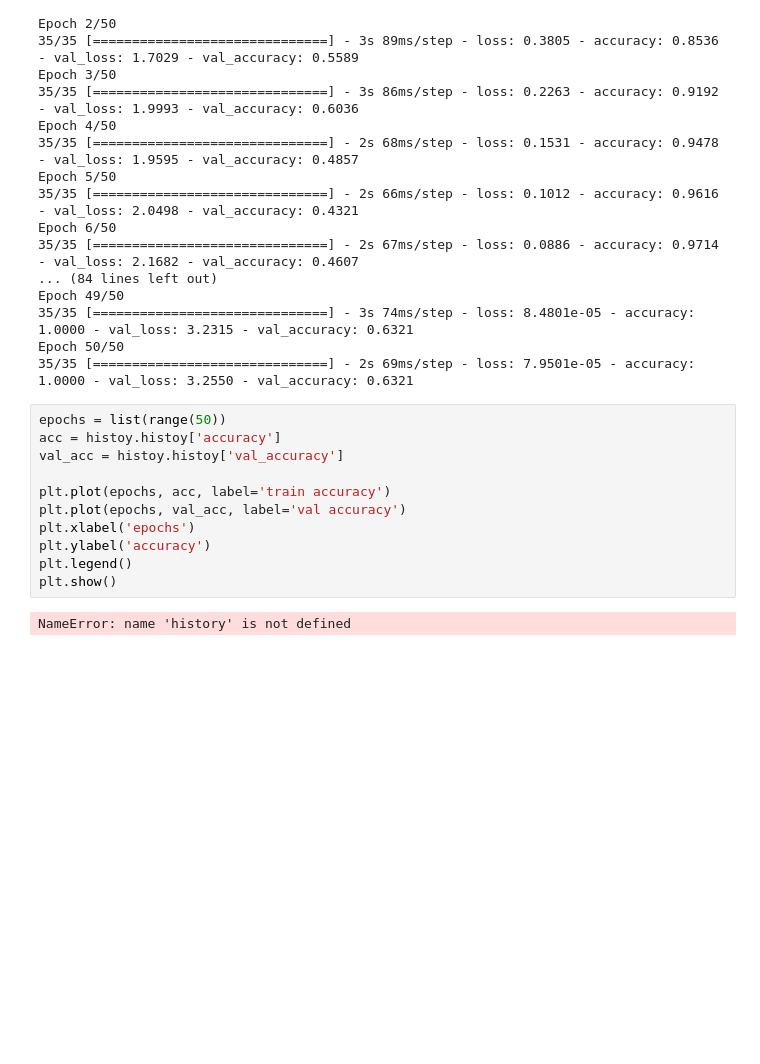
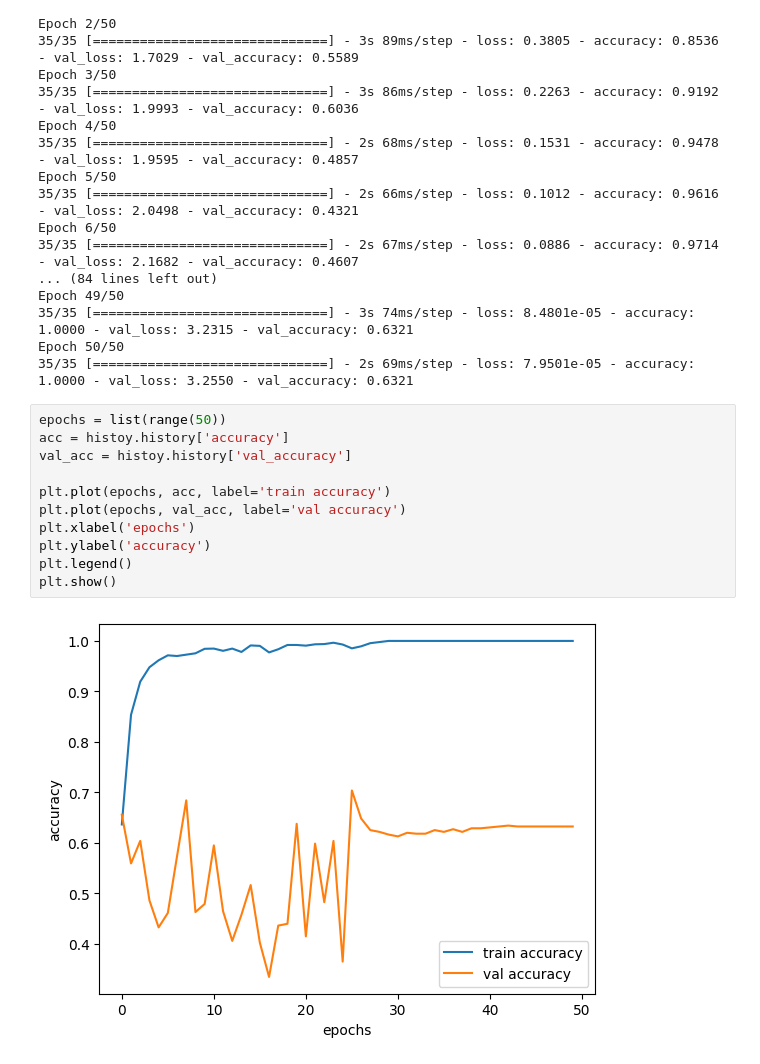
Before and after one commit to VijayAdithP/Speech-emotion-analysis-by-ML, a Jupyter notebook: speech emotion analysis with ML.ipynb, the cells around one changed output. Drawn from its saved outputs; the diff is of its cells as text; blank space fills up the shorter version.

```diff
--- a/speech emotion analysis with ML.ipynb
+++ b/speech emotion analysis with ML.ipynb
@@ -193,15 +193,15 @@ Epoch 50/50
 35/35 [==============================] - 2s 69ms/step - loss: 7.9501e-05 - accuracy: 1.0000 - val_loss: 3.2550 - val_accuracy: 0.6321
 # %%
 epochs = list(range(50))
-acc = histoy.histoy['accuracy']
-val_acc = histoy.histoy['val_accuracy']
+acc = histoy.history['accuracy']
+val_acc = histoy.history['val_accuracy']
 
 plt.plot(epochs, acc, label='train accuracy')
 plt.plot(epochs, val_acc, label='val accuracy')
 plt.xlabel('epochs')
 plt.ylabel('accuracy')
 plt.legend()
 plt.show()
 # %% [output]
-NameError: name 'history' is not defined
+[figure, added]
 # %%
```
Also changed, not shown: parts of 1 cell of this notebook.
